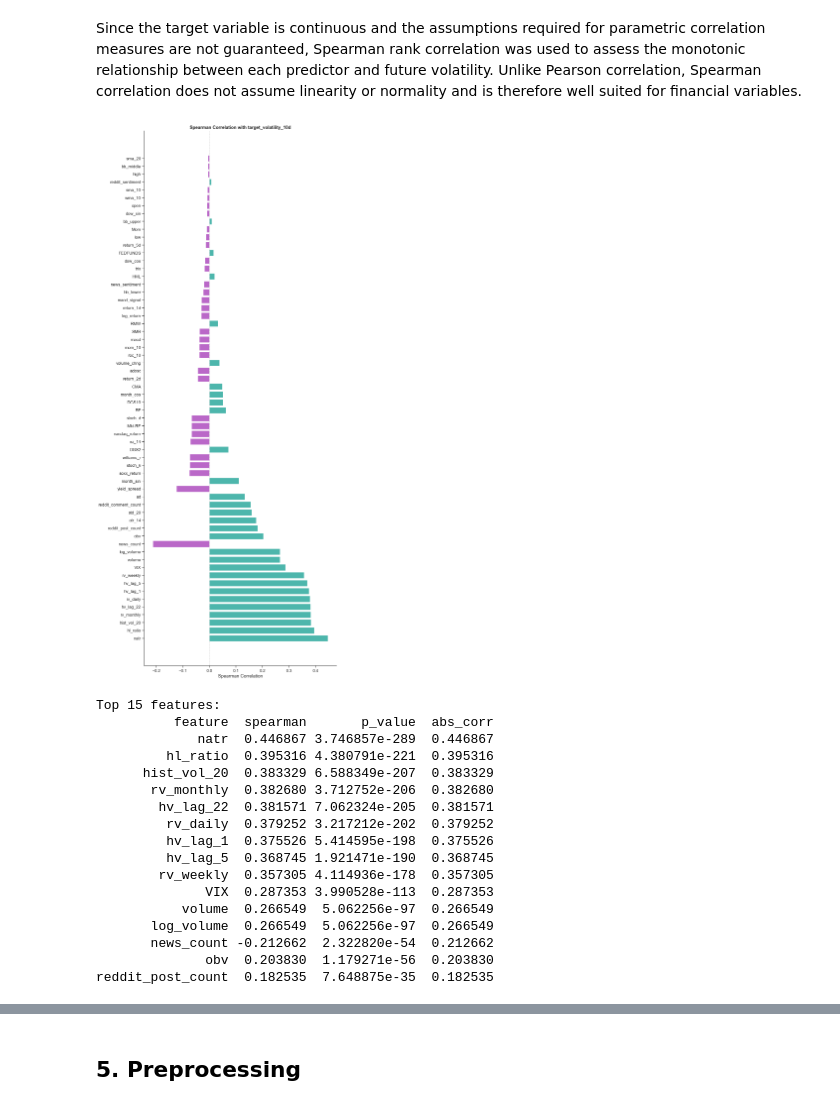
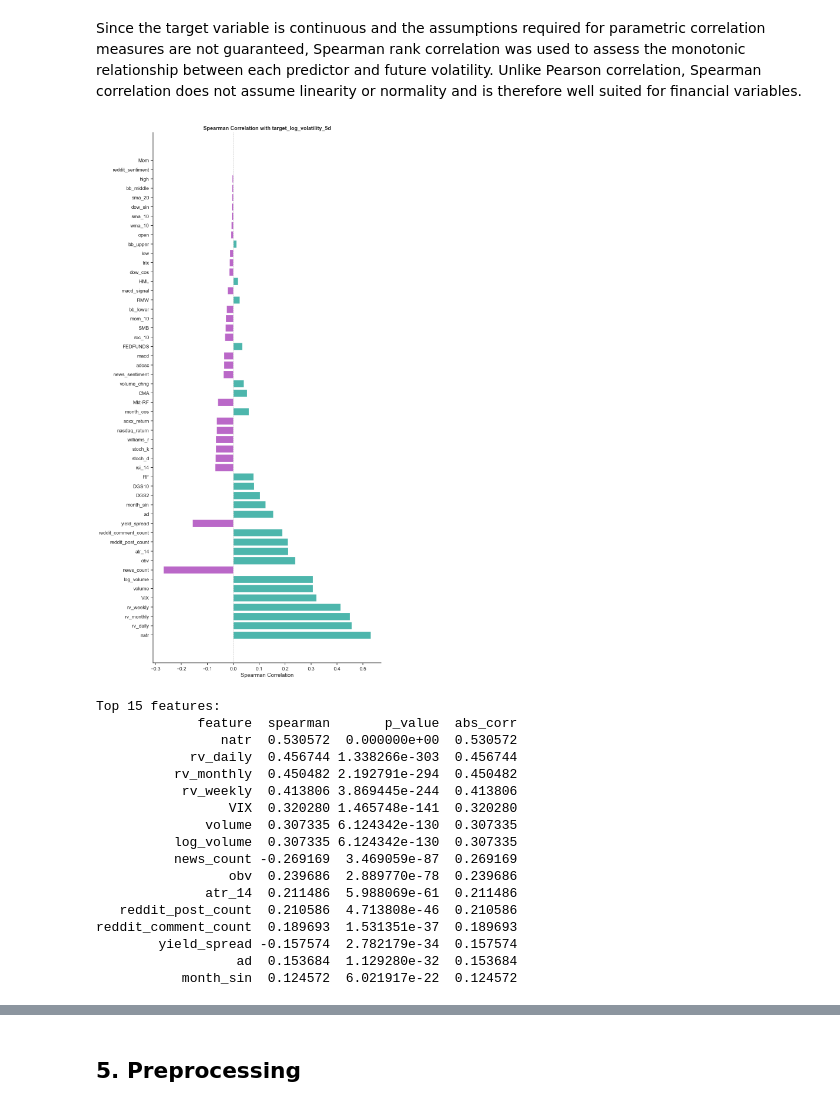
Before and after one commit to gaga1307/nlp_stock_market, a Jupyter notebook: 09_target_volatility_5d.ipynb, the cells around one changed output, grey strips where cells are left out. Saved outputs shown, nothing was run; the diff lists cells and outputs as text; code cells hidden in the pictures.

Commit message:
fix: changes in volatility prediction

```diff
--- a/09_target_volatility_5d.ipynb
+++ b/09_target_volatility_5d.ipynb
@@ -7,7 +18,6 @@ import matplotlib.pyplot as plt
 import seaborn as sns
 from scipy.stats import spearmanr
 import warnings
-from statsmodels.stats.outliers_influence import variance_inflation_factor
 from sklearn.pipeline import Pipeline
 from sklearn.compose import ColumnTransformer
 from sklearn.preprocessing import RobustScaler, OneHotEncoder
@@ -25,11 +35,10 @@ RANDOM_STATE = 42
 TEST_SIZE    = 0.2
 
 META_COLS  = ['date']
-TARGET_COL = 'target_log_volatility_10d'
+TARGET_COL = 'target_log_volatility_5d'
 DROP_COLS  = META_COLS + [
     TARGET_COL,
     'target_direction',
-    'target_volatility_10d'
 ]
 
 SENTIMENT_COLS   = ['reddit_sentiment', 'news_sentiment']
@@ -149,37 +143,37 @@ spearman_df = (
 # %%
 fig, ax = plt.subplots(figsize=(10, len(spearman_df) * 0.35 + 1))
 colors = ["#4DB6AC" if v >= 0 else "#BA68C8"
           for v in spearman_df['spearman']]
 ax.barh(spearman_df['feature'], spearman_df['spearman'],
         color=colors, edgecolor='white')
 ax.axvline(0, color='gray', linewidth=0.8, linestyle=':')
 ax.set_xlabel('Spearman Correlation')
-ax.set_title('Spearman Correlation with target_volatility_10d',
+ax.set_title('Spearman Correlation with target_log_volatility_5d',
              fontsize=13, fontweight='bold')
 sns.despine(ax=ax)
 plt.tight_layout()
 plt.show()
 # %% [output]
-[figure, old version]
+[figure, new version]
 # %%
 print('\nTop 15 features:')
 print(spearman_df.head(15).to_string(index=False))
 # %% [output]
 Top 15 features:
-          feature  spearman       p_value  abs_corr
-             natr  0.446867 3.746857e-289  0.446867
-         hl_ratio  0.395316 4.380791e-221  0.395316
-      hist_vol_20  0.383329 6.588349e-207  0.383329
-       rv_monthly  0.382680 3.712752e-206  0.382680
-        hv_lag_22  0.381571 7.062324e-205  0.381571
-         rv_daily  0.379252 3.217212e-202  0.379252
-         hv_lag_1  0.375526 5.414595e-198  0.375526
-         hv_lag_5  0.368745 1.921471e-190  0.368745
-        rv_weekly  0.357305 4.114936e-178  0.357305
-              VIX  0.287353 3.990528e-113  0.287353
-           volume  0.266549  5.062256e-97  0.266549
-       log_volume  0.266549  5.062256e-97  0.266549
-       news_count -0.212662  2.322820e-54  0.212662
-              obv  0.203830  1.179271e-56  0.203830
-reddit_post_count  0.182535  7.648875e-35  0.182535
+             feature  spearman       p_value  abs_corr
+                natr  0.530572  0.000000e+00  0.530572
+            rv_daily  0.456744 1.338266e-303  0.456744
+          rv_monthly  0.450482 2.192791e-294  0.450482
+           rv_weekly  0.413806 3.869445e-244  0.413806
+                 VIX  0.320280 1.465748e-141  0.320280
+              volume  0.307335 6.124342e-130  0.307335
+          log_volume  0.307335 6.124342e-130  0.307335
+          news_count -0.269169  3.469059e-87  0.269169
+                 obv  0.239686  2.889770e-78  0.239686
+              atr_14  0.211486  5.988069e-61  0.211486
+   reddit_post_count  0.210586  4.713808e-46  0.210586
+reddit_comment_count  0.189693  1.531351e-37  0.189693
+        yield_spread -0.157574  2.782179e-34  0.157574
+                  ad  0.153684  1.129280e-32  0.153684
+           month_sin  0.124572  6.021917e-22  0.124572
 # %% [markdown]
```
Also changed, not shown: parts of 20 cells of this notebook.
